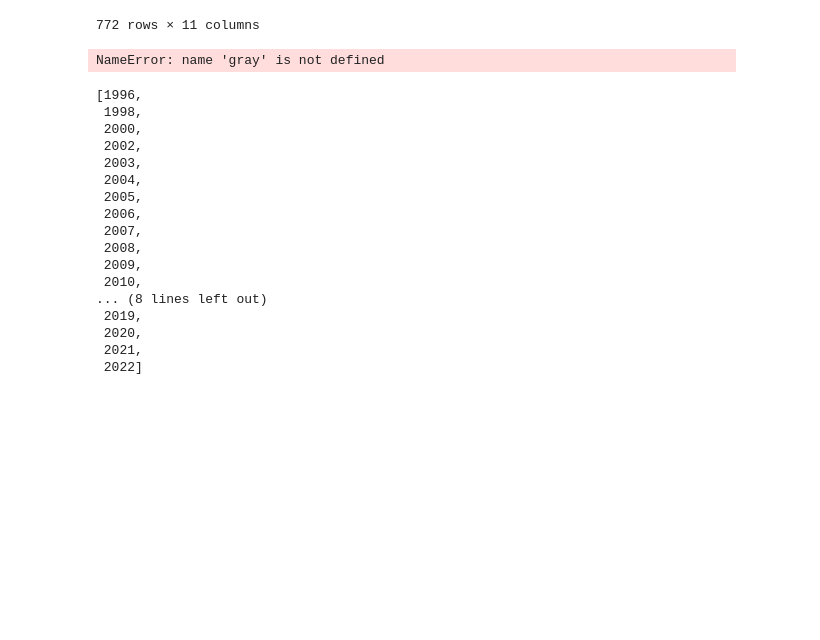
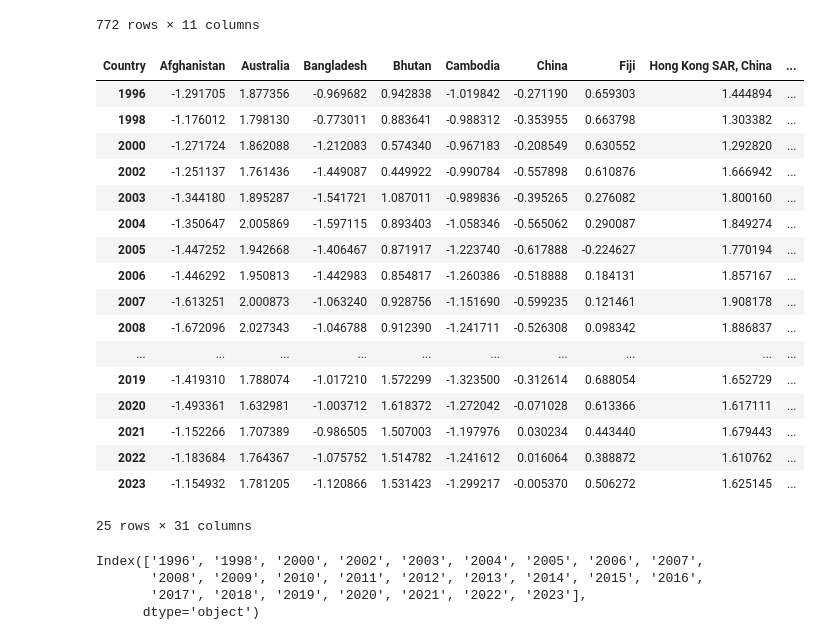
Before and after one commit to The-Humble-Guy/mlassignments, a Jupyter notebook: notebooks/A1_IU21_Kutsenko_1_1_3.ipynb, the cells around one changed output. Cells and saved outputs as stored; diff of their text form; code cells hidden in the pictures; blank space fills up the shorter version.

```diff
--- a/notebooks/A1_IU21_Kutsenko_1_1_3.ipynb
+++ b/notebooks/A1_IU21_Kutsenko_1_1_3.ipynb
@@ -372,65 +365,46 @@ asia_pacific_frame
 # %%
 # Новый датафрейм для будущего графика, первый столбец - наименование страны, второй и далее - показатель cc за год 1996...2023
 asia_pacific_cc = pd.DataFrame(data=asia_pacific_countries.Country)
 
 for year in range(1996, 2024):
     year_data = []
     for country in asia_pacific_countries.Country:
         value = asia_pacific_frame\
                     .query(f'countryname == "{country}" and year == {year}')\
                     .filter(items=['estimate'])
         if value.empty:
             year_data.append(math.nan)
         else:
             year_data.append(value.iloc[0,0])
     asia_pacific_cc[f'{year}'] = year_data
 
+# Более удобное представление для графика
 asia_pacific_cc = asia_pacific_cc.dropna(axis=1, how='all')
+asia_pacific_cc = asia_pacific_cc.set_index('Country').T
+asia_pacific_cc
+# %% [output]
+| Country | Afghanistan | Australia | Bangladesh | Bhutan | Cambodia | China | Fiji | Hong Kong SAR, China | ... |
+| 1996 | -1.291705 | 1.877356 | -0.969682 | 0.942838 | -1.019842 | -0.271190 | 0.659303 | 1.444894 | ... |
+| 1998 | -1.176012 | 1.798130 | -0.773011 | 0.883641 | -0.988312 | -0.353955 | 0.663798 | 1.303382 | ... |
+| 2000 | -1.271724 | 1.862088 | -1.212083 | 0.574340 | -0.967183 | -0.208549 | 0.630552 | 1.292820 | ... |
+| 2002 | -1.251137 | 1.761436 | -1.449087 | 0.449922 | -0.990784 | -0.557898 | 0.610876 | 1.666942 | ... |
+| 2003 | -1.344180 | 1.895287 | -1.541721 | 1.087011 | -0.989836 | -0.395265 | 0.276082 | 1.800160 | ... |
+| 2004 | -1.350647 | 2.005869 | -1.597115 | 0.893403 | -1.058346 | -0.565062 | 0.290087 | 1.849274 | ... |
+| 2005 | -1.447252 | 1.942668 | -1.406467 | 0.871917 | -1.223740 | -0.617888 | -0.224627 | 1.770194 | ... |
+| 2006 | -1.446292 | 1.950813 | -1.442983 | 0.854817 | -1.260386 | -0.518888 | 0.184131 | 1.857167 | ... |
+| 2007 | -1.613251 | 2.000873 | -1.063240 | 0.928756 | -1.151690 | -0.599235 | 0.121461 | 1.908178 | ... |
+| 2008 | -1.672096 | 2.027343 | -1.046788 | 0.912390 | -1.241711 | -0.526308 | 0.098342 | 1.886837 | ... |
+| ... | ... | ... | ... | ... | ... | ... | ... | ... | ... |
+| 2019 | -1.419310 | 1.788074 | -1.017210 | 1.572299 | -1.323500 | -0.312614 | 0.688054 | 1.652729 | ... |
+| 2020 | -1.493361 | 1.632981 | -1.003712 | 1.618372 | -1.272042 | -0.071028 | 0.613366 | 1.617111 | ... |
+| 2021 | -1.152266 | 1.707389 | -0.986505 | 1.507003 | -1.197976 | 0.030234 | 0.443440 | 1.679443 | ... |
+| 2022 | -1.183684 | 1.764367 | -1.075752 | 1.514782 | -1.241612 | 0.016064 | 0.388872 | 1.610762 | ... |
+| 2023 | -1.154932 | 1.781205 | -1.120866 | 1.531423 | -1.299217 | -0.005370 | 0.506272 | 1.625145 | ... |
+25 rows × 31 columns
-# %%
-years = [int(year) for year in asia_pacific_cc.columns[1:-1]]
-
-asia_pacific_cc_graph = asia_pacific_cc.copy()
-asia_pacific_cc_graph.set_index('Country', inplace=True)
-asia_pacific_cc_graph = asia_pacific_cc_graph.T
-
-asia_pacific_cc_graph.plot(kind='line',\
-                           marker='o',\
-                           markersize=15,\
-                           figsize=[len(years) * 1.5, len(asia_pacific_countries)],\
-                           linewidth=5, colormap)
-
-# Настройка графика
-ax = plt.gca()              # текущая ось
-plt.title("Control of Corruption raiting from 1996 to 2023 (higher - better)", fontdict={'fontsize': 32})
-plt.xlabel("Year", fontdict={'fontsize': 32})
-plt.ylabel("Value", fontdict={'fontsize': 32})
-plt.legend(title="Country", loc='upper center', bbox_to_anchor=(0.5, -0.05), fancybox=True, ncol=8, shadow=True, fontsize=24, title_fontsize=32)
-plt.xticks(fontsize = 24)
-plt.yticks(fontsize = 24)
-plt.grid(True)
-plt.tight_layout()
-
-plt.show()
-# %% [output]
-NameError: name 'gray' is not defined
-# %%
-years = [int(year) for year in asia_pacific_cc.columns[1:-1]]
-years
-# %% [output]
-[1996,
- 1998,
- 2000,
- 2002,
- 2003,
- 2004,
- 2005,
- 2006,
- 2007,
- 2008,
- 2009,
- 2010,
-... (8 lines left out)
- 2019,
- 2020,
- 2021,
- 2022]
+# %%
+asia_pacific_cc.T.columns
+# %% [output]
+Index(['1996', '1998', '2000', '2002', '2003', '2004', '2005', '2006', '2007',
+       '2008', '2009', '2010', '2011', '2012', '2013', '2014', '2015', '2016',
+       '2017', '2018', '2019', '2020', '2021', '2022', '2023'],
+      dtype='object')
```
Also changed, not shown: parts of 8 cells of this notebook.
